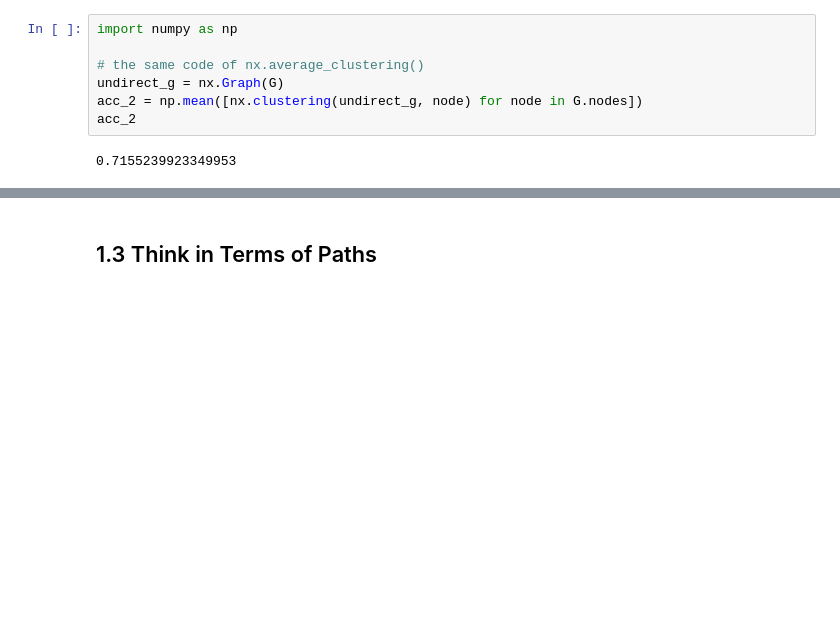
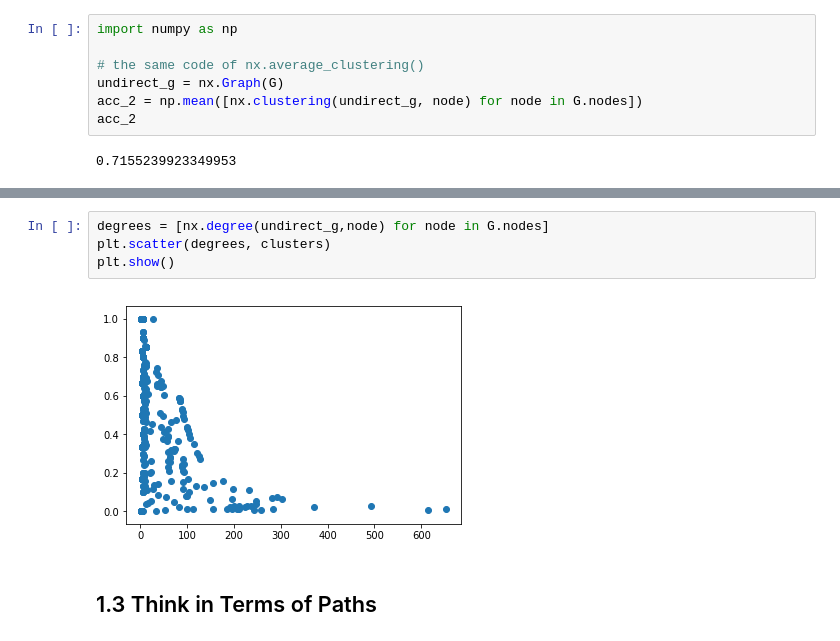
Before and after one commit to nymarya/data-science-one, a Jupyter notebook: Lesson#18/Lesson_18.ipynb, the cells around one changed output, grey strips where cells are left out. Drawn from its saved outputs; the diff is of its cells as text; blank space fills up the shorter version.

```diff
--- a/Lesson#18/Lesson_18.ipynb
+++ b/Lesson#18/Lesson_18.ipynb
@@ -238,3 +271,9 @@ acc_2
+# %%
+degrees = [nx.degree(undirect_g,node) for node in G.nodes]
+plt.scatter(degrees, clusters)
+plt.show()
+# %% [output]
+[figure, added]
 # %% [markdown]
 ## 1.3 Think in Terms of Paths
 # %% [markdown]
```
Also changed, not shown: parts of 15 cells of this notebook.
